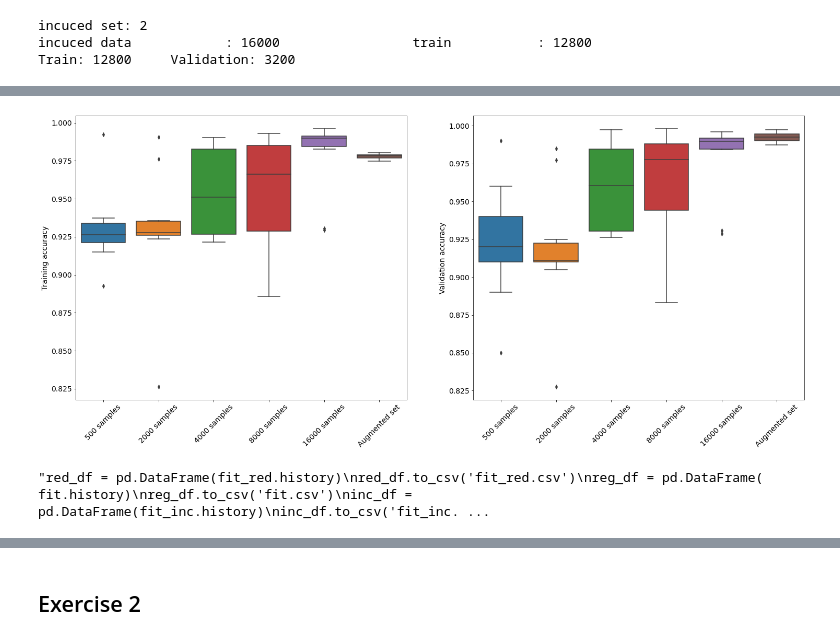
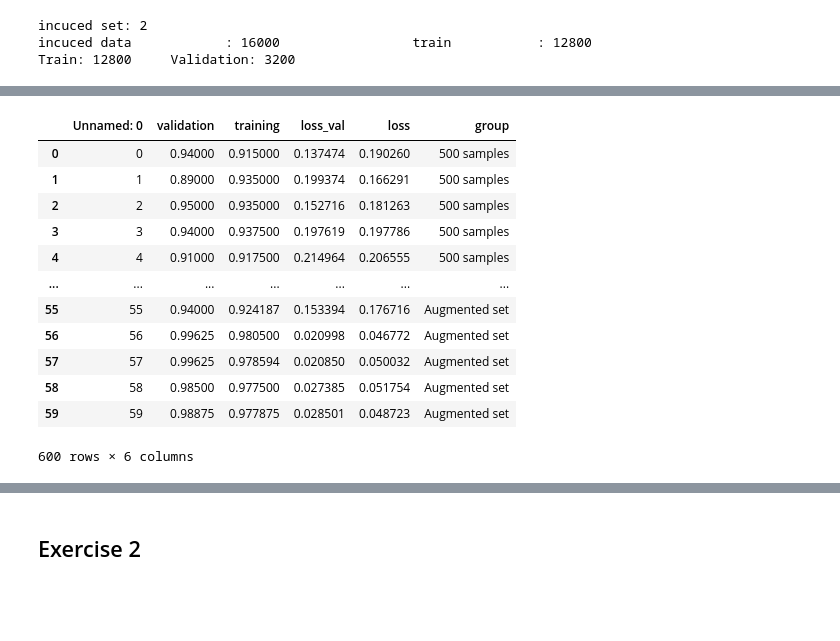
Before and after one commit to aidinattar/LoCP_MODB, a Jupyter notebook: Week2/exercises2.ipynb, the cells around one changed output, grey strips where cells are left out. Cells and saved outputs as stored; diff of their text form; code cells hidden in the pictures; blank space fills up the shorter version.

```diff
--- a/Week2/exercises2.ipynb
+++ b/Week2/exercises2.ipynb
@@ -785,51 +862,18 @@ for i in range(51):
-# %%
-hist_red_red = []
-hist_red     = []
-hist         = []
-hist_inc     = []
-hist_inc_inc = []
-hist_aug     = []
-n = 10
-
-for i in range(n):
-    hist_red_red.append(fit_red_red_arr[i].history['val_accuracy'][-1])
-    hist_red.append(fit_red_arr[i].history['val_accuracy'][-1])
-    hist.append(    fit_arr[    i].history['val_accuracy'][-1])
-    hist_inc.append(fit_inc_arr[i].history['val_accuracy'][-1])
-    hist_inc_inc.append(fit_inc_inc_arr[i].history['val_accuracy'][-1])
-    hist_aug.append(fit_aug_arr[i].history['val_accuracy'][-1])
-
-
-hist_red_red_acc = []
-hist_red_acc     = []
-hist_acc         = []
-hist_inc_acc     = []
-hist_inc_inc_acc = []
-hist_aug_acc     = []
-n = 10
-for i in range(n):
-    hist_red_red_acc.append(fit_red_red_arr[i].history['accuracy'][-1])
-    hist_red_acc.append(fit_red_arr[i].history['accuracy'][-1])
-    hist_acc.append(    fit_arr[    i].history['accuracy'][-1])
-    hist_inc_acc.append(fit_inc_arr[i].history['accuracy'][-1])
-    hist_inc_inc_acc.append(fit_inc_inc_arr[i].history['accuracy'][-1])
-    hist_aug_acc.append(fit_aug_arr[i].history['accuracy'][-1])
-
-results_fits = pd.DataFrame({'validation':  np.concatenate([hist_red_red, hist_red, hist, hist_inc, hist_inc_inc, hist_aug]),
-                             'training':  np.concatenate([hist_red_red_acc, hist_red_acc, hist_acc, hist_inc_acc, hist_inc_inc_acc, hist_aug_acc]),
-                             'group': np.concatenate([np.repeat('500 samples', n),np.repeat('2000 samples', n),np.repeat('4000 samples', n),np.repeat('8000 samples', n),np.repeat('16000 samples', n),np.repeat('Augmented set', n)])})
-results_fits.to_csv('Boxplot_50.csv')
-# %% [output]
-[figure, removed]
-# %%
-'''red_df = pd.DataFrame(fit_red.history)
-red_df.to_csv('fit_red.csv')
-reg_df = pd.DataFrame(    fit.history)
-reg_df.to_csv('fit.csv')
-inc_df = pd.DataFrame(fit_inc.history)
-inc_df.to_csv('fit_inc.csv')
-aug_df = pd.DataFrame(fit_aug.history)
-aug_df.to_csv('fit_aug.csv') '''
-# %% [output]
-"red_df = pd.DataFrame(fit_red.history)\nred_df.to_csv('fit_red.csv')\nreg_df = pd.DataFrame(    fit.history)\nreg_df.to_csv('fit.csv')\ninc_df = pd.DataFrame(fit_inc.history)\ninc_df.to_csv('fit_inc. ...
+# %%
+results_fits = pd.concat([pd.read_csv('Boxplot_'+str(i)+'.csv') for i in range(1,11)])
+results_fits
+# %% [output]
+|  | Unnamed: 0 | validation | training | loss_val | loss | group |
+| 0 | 0 | 0.94000 | 0.915000 | 0.137474 | 0.190260 | 500 samples |
+| 1 | 1 | 0.89000 | 0.935000 | 0.199374 | 0.166291 | 500 samples |
+| 2 | 2 | 0.95000 | 0.935000 | 0.152716 | 0.181263 | 500 samples |
+| 3 | 3 | 0.94000 | 0.937500 | 0.197619 | 0.197786 | 500 samples |
+| 4 | 4 | 0.91000 | 0.917500 | 0.214964 | 0.206555 | 500 samples |
+| ... | ... | ... | ... | ... | ... | ... |
+| 55 | 55 | 0.94000 | 0.924187 | 0.153394 | 0.176716 | Augmented set |
+| 56 | 56 | 0.99625 | 0.980500 | 0.020998 | 0.046772 | Augmented set |
+| 57 | 57 | 0.99625 | 0.978594 | 0.020850 | 0.050032 | Augmented set |
+| 58 | 58 | 0.98500 | 0.977500 | 0.027385 | 0.051754 | Augmented set |
+| 59 | 59 | 0.98875 | 0.977875 | 0.028501 | 0.048723 | Augmented set |
+600 rows × 6 columns
 # %%
```
Also changed, not shown: parts of 21 cells of this notebook, 22 other files.
